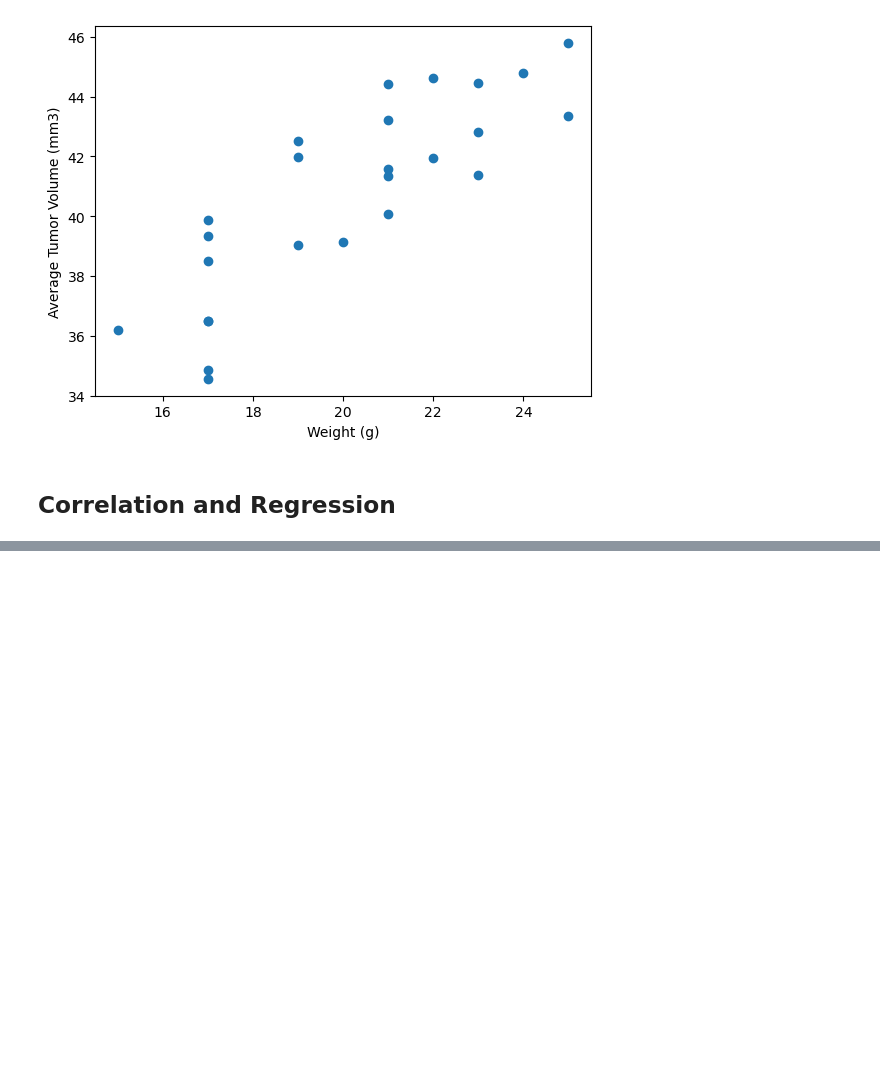
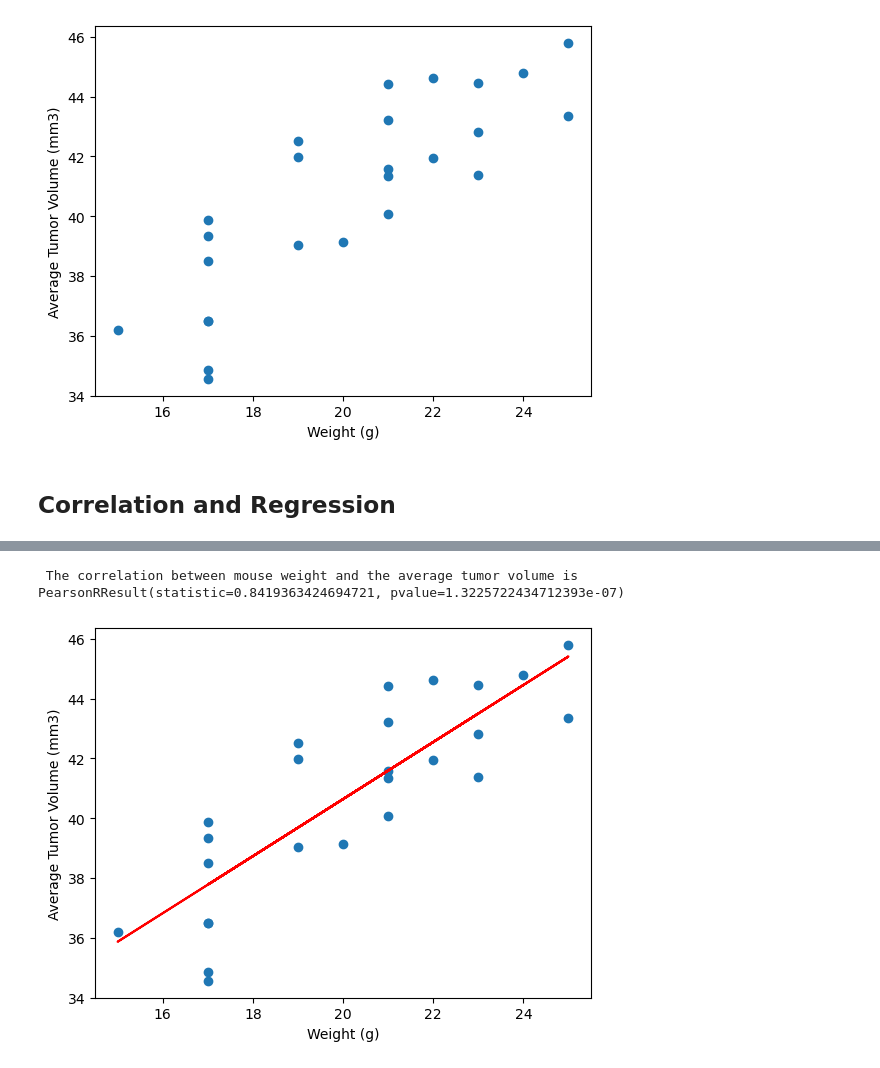
Before and after one commit to av9248/Pymaceuticals, a Jupyter notebook: pymaceuticals_starterAG.ipynb, the cells around one changed output, grey strips where cells are left out. Drawn from its saved outputs; the diff is of its cells as text; code cells hidden in the pictures; blank space fills up the shorter version.

```diff
--- a/pymaceuticals_starterAG.ipynb
+++ b/pymaceuticals_starterAG.ipynb
@@ -256,6 +290,13 @@ for drug in regimen_list:
 [figure]
 # %%
 # Generate a scatter plot of mouse weight vs. the average observed tumor volume for the entire Capomulin regimen
+mouse_scatter = clean_data.loc[clean_data["Drug Regimen"] == "Capomulin"]
+mouse_avg = mouse_scatter.groupby(["Mouse ID"])[["Weight (g)", "Tumor Volume (mm3)"]].mean()
+
+plt.scatter(mouse_avg["Weight (g)"],mouse_avg["Tumor Volume (mm3)"])
+plt.xlabel("Weight (g)")
+plt.ylabel("Average Tumor Volume (mm3)")
+plt.show()
 # %% [output]
 [figure]
 # %% [markdown]
@@ -268,0 +304,19 @@ The correlation between mouse weight and the average tumor volume is 0.84
+# %%
+# Calculate the correlation coefficient and a linear regression model
+# for mouse weight and average observed tumor volume for the entire Capomulin regimen
+x = mouse_avg["Weight (g)"]
+y = mouse_avg["Tumor Volume (mm3)"]
+
+corr_coef = st.pearsonr(x,y)
+print(f" The correlation between mouse weight and the average tumor volume is {corr_coef} ")
+
+slope, intercept, r_value, p_value, std_err = st.linregress(x, y)
+
+plt.plot(x, slope*x + intercept, color='red', label='Fitted line')
+plt.scatter(mouse_avg["Weight (g)"],mouse_avg["Tumor Volume (mm3)"])
+plt.xlabel("Weight (g)")
+plt.ylabel("Average Tumor Volume (mm3)")
+plt.show()
+# %% [output]
+ The correlation between mouse weight and the average tumor volume is PearsonRResult(statistic=0.8419363424694721, pvalue=1.3225722434712393e-07)
+[figure, added]
```
Also changed, not shown: parts of 5 cells of this notebook.
